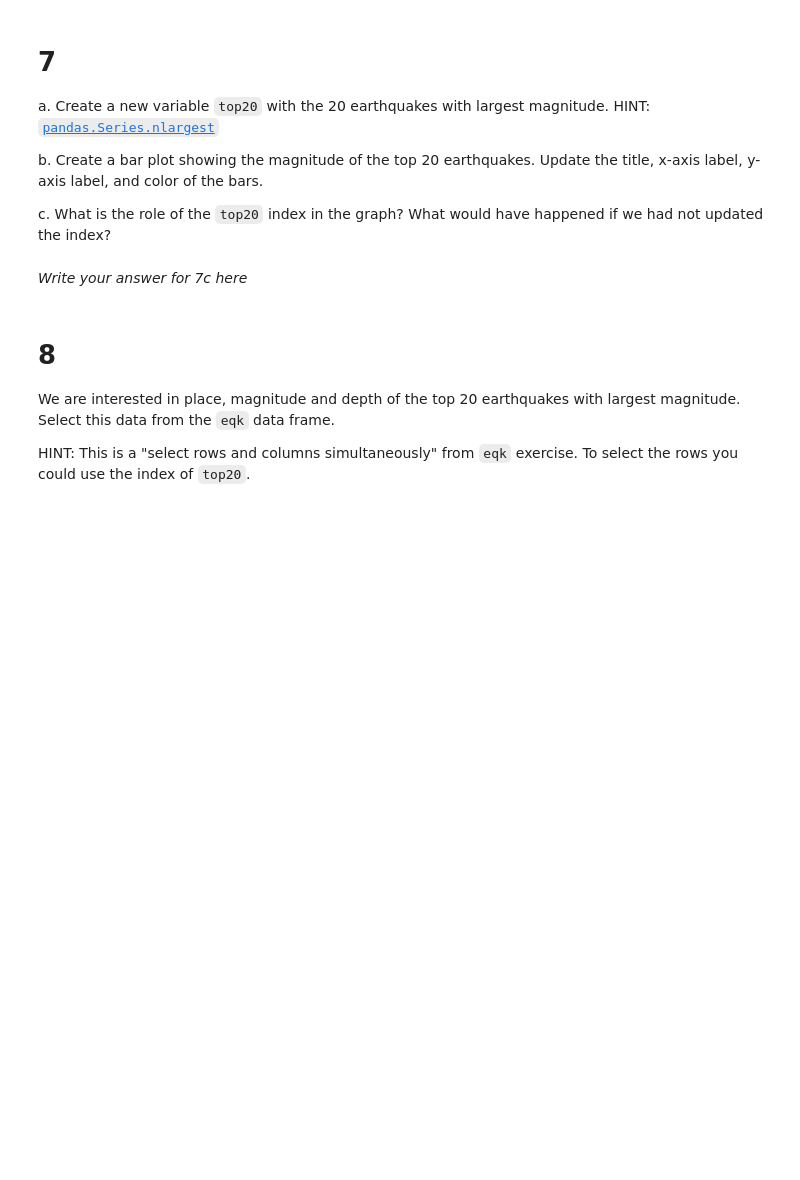
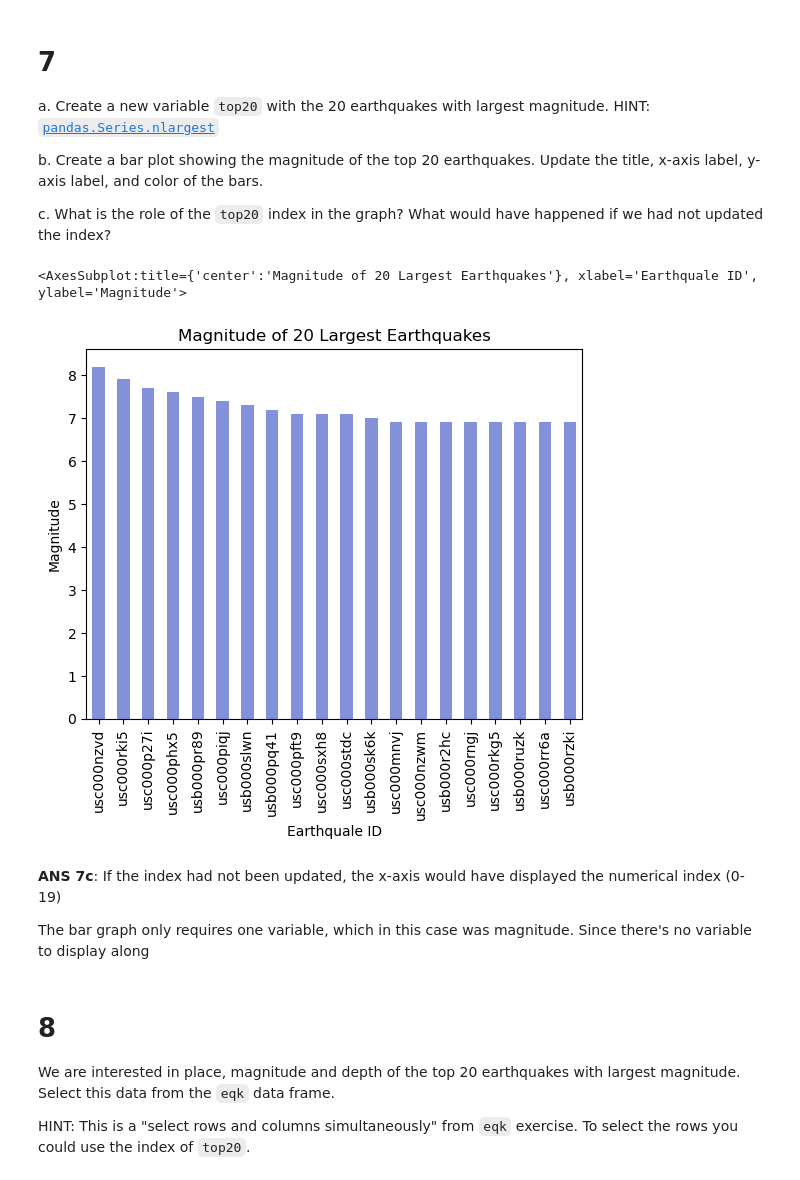
Before and after one commit to bbarajas429/eds220-hwk-1, a Jupyter notebook: hwk1-task4.ipynb, the cells around one changed output. Saved outputs shown, nothing was run; the diff lists cells and outputs as text; code cells hidden in the pictures; blank space fills up the shorter version.

```diff
--- a/hwk1-task4.ipynb
+++ b/hwk1-task4.ipynb
@@ -122,5 +142,20 @@ c. What is the role of the `top20` index in the graph? What would have happened
-# %% [markdown]
-*Write your answer for 7c here*
+# %%
+# create subset w/top 20 magnitudes
+top20 = eqk.mag.nlargest(20)
+# %%
+# create barplot w/magnitude of top 20 earthquakes
+top20.plot(kind='bar', # specify plot type
+           title="Magnitude of 20 Largest Earthquakes", #add title
+           xlabel='Earthquale ID', #change x-axis label
+          ylabel='Magnitude', #change y-axis label
+          color='#8390DA') #change color
+# %% [output]
+<AxesSubplot:title={'center':'Magnitude of 20 Largest Earthquakes'}, xlabel='Earthquale ID', ylabel='Magnitude'>
+[figure, added]
+# %% [markdown]
+__ANS 7c__: If the index had not been updated, the x-axis would have displayed the numerical index (0-19)
+
+The bar graph only requires one variable, which in this case was magnitude. Since there's no variable to display along
 # %% [markdown]
 # 8
 We are interested in place, magnitude and depth of the top 20 earthquakes with largest magnitude. Select this data from the `eqk` data frame.
```
Also changed, not shown: parts of 8 cells of this notebook.
